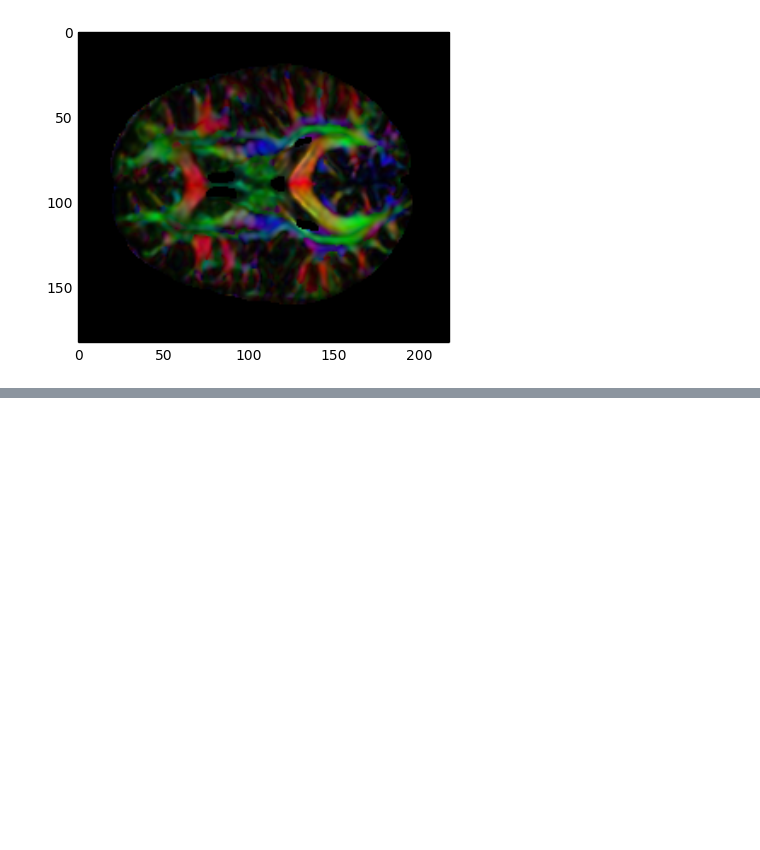
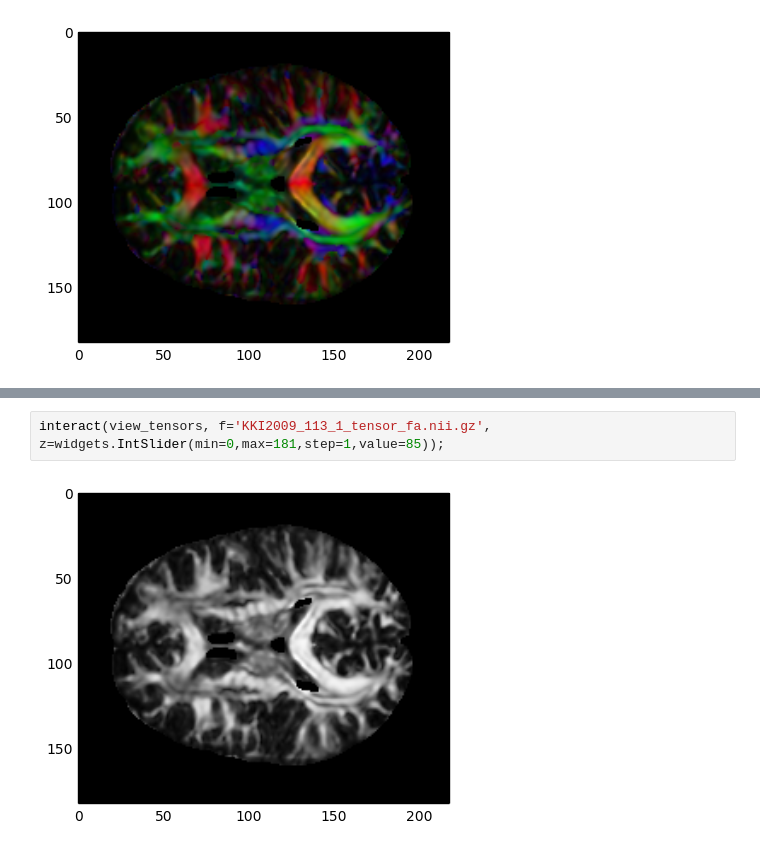
Before and after one commit to sgiavasis/ndmg, a Jupyter notebook: analysis/Generating FA Maps.ipynb, the cells around one changed output, grey strips where cells are left out. Cells and saved outputs as stored; diff of their text form; blank space fills up the shorter version.

Commit message:
added b&w image of fa map

```diff
--- a/analysis/Generating FA Maps.ipynb
+++ b/analysis/Generating FA Maps.ipynb
@@ -80,0 +62,4 @@ kk1_113 = np.load('tensors/KKI2009_113_2_DTI_tensors.npz')
+# %%
+interact(view_tensors, f='KKI2009_113_1_tensor_fa.nii.gz', z=widgets.IntSlider(min=0,max=181,step=1,value=85));
+# %% [output]
+[figure, added]
```
Also changed, not shown: parts of 6 cells of this notebook.
